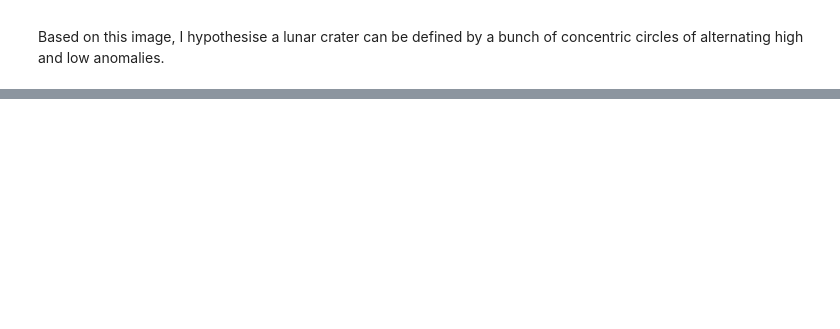
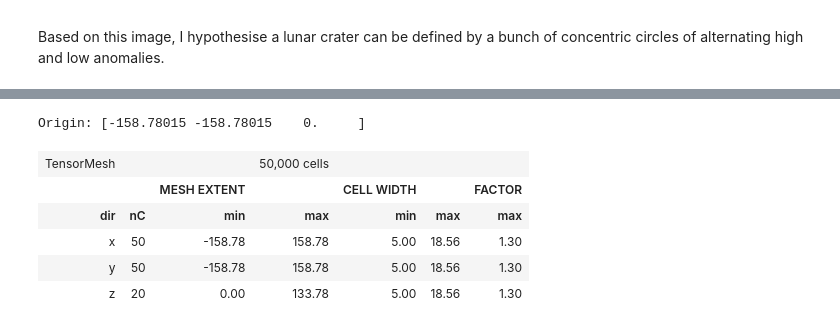
Before and after one commit to ElChuckster/cratering-gravity, a Jupyter notebook: crater-anomaly-simulator.ipynb, the cells around one changed output, grey strips where cells are left out. Saved outputs shown, nothing was run; the diff lists cells and outputs as text; code cells hidden in the pictures; blank space fills up the shorter version.

```diff
--- a/crater-anomaly-simulator.ipynb
+++ b/crater-anomaly-simulator.ipynb
@@ -130,20 +161,27 @@ def get_dpred_from_sim(background_density_air, background_density_ground, topo_x
 # %%
 
 # Assign density values for ground and air cells
 background_density_ground = 2.0  # Density of ground cells in g/cc
 background_density_air = 0.001  # Density of air cells in g/cc
 
 
 
 #Calling functions here
-survey, topo_xyz, mesh, model_map, receiver_list = get_mesh_from_topo(x_topo, y_topo, z_topo, n_rec = 100)
+survey, topo_xyz, mesh, receiver_list = get_mesh_from_topo(x_topo, y_topo, z_topo, n_rec = 25)
 
-dpred_all = get_dpred_from_sim(background_density_air,
-background_density_ground, topo_xyz, mesh, survey, model_map)
+dpred_all, active_cells_all, model_ground = get_dpred_from_sim(background_density_air,
+background_density_ground, topo_xyz, mesh, survey)
 
 
-
-z_topo.max()
+mesh
+# %% [output]
+Origin: [-158.78015 -158.78015    0.     ]
+| TensorMesh |  |  | 50,000 cells |  |  |  |
+|  |  | MESH EXTENT |  | CELL WIDTH |  | FACTOR |
+| dir | nC | min | max | min | max | max |
+| x | 50 | -158.78 | 158.78 | 5.00 | 18.56 | 1.30 |
+| y | 50 | -158.78 | 158.78 | 5.00 | 18.56 | 1.30 |
+| z | 20 | 0.00 | 133.78 | 5.00 | 18.56 | 1.30 |
 # %%
 fig = plt.figure(figsize=(7, 5))
 
```
Also changed, not shown: parts of 7 cells of this notebook.
